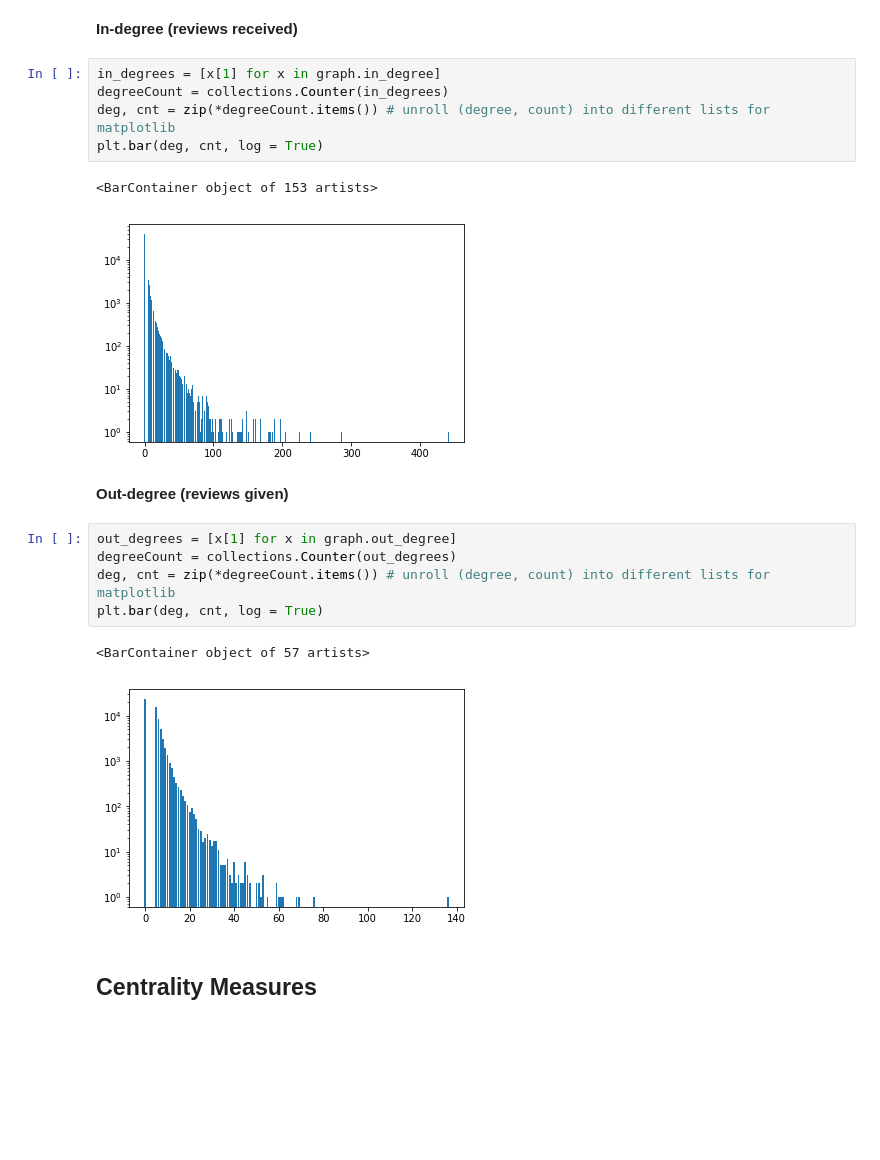
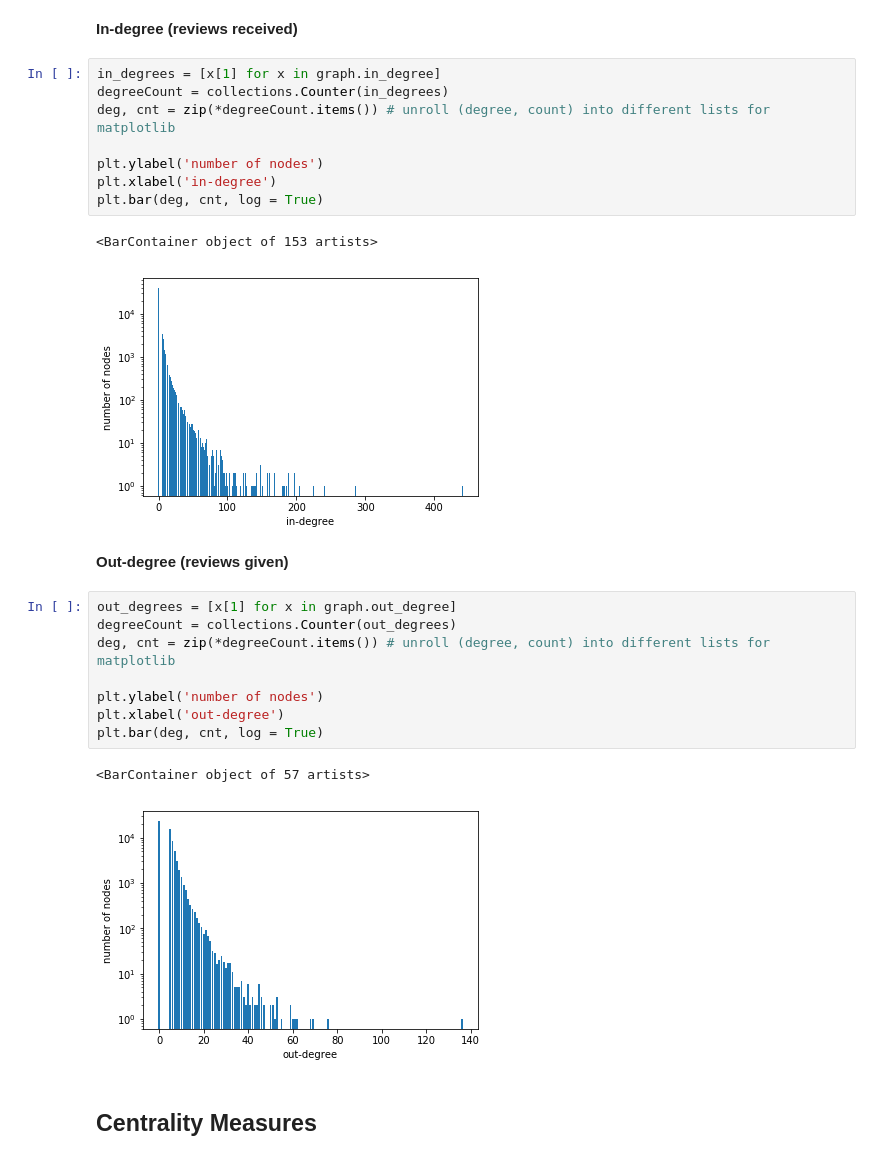
Before and after one commit to mferri17/amazon-reviews-sentiment-network-analysis, a Jupyter notebook: network.ipynb, the cells around one changed output. Drawn from its saved outputs; the diff is of its cells as text; blank space fills up the shorter version.

```diff
--- a/network.ipynb
+++ b/network.ipynb
@@ -266,20 +266,26 @@ Mounted at /content/drive
 in_degrees = [x[1] for x in graph.in_degree]
 degreeCount = collections.Counter(in_degrees)
 deg, cnt = zip(*degreeCount.items()) # unroll (degree, count) into different lists for matplotlib
+
+plt.ylabel('number of nodes')
+plt.xlabel('in-degree')
 plt.bar(deg, cnt, log = True)
 # %% [output]
 <BarContainer object of 153 artists>
-[figure, old version]
+[figure, new version]
 # %% [markdown]
 **Out-degree (reviews given)**
 # %%
 out_degrees = [x[1] for x in graph.out_degree]
 degreeCount = collections.Counter(out_degrees)
 deg, cnt = zip(*degreeCount.items()) # unroll (degree, count) into different lists for matplotlib
+
+plt.ylabel('number of nodes')
+plt.xlabel('out-degree')
 plt.bar(deg, cnt, log = True)
 # %% [output]
 <BarContainer object of 57 artists>
-[figure, old version]
+[figure, new version]
 # %% [markdown]
 ## Centrality Measures
 # %% [markdown]
```
Also changed, not shown: parts of 10 cells of this notebook.
